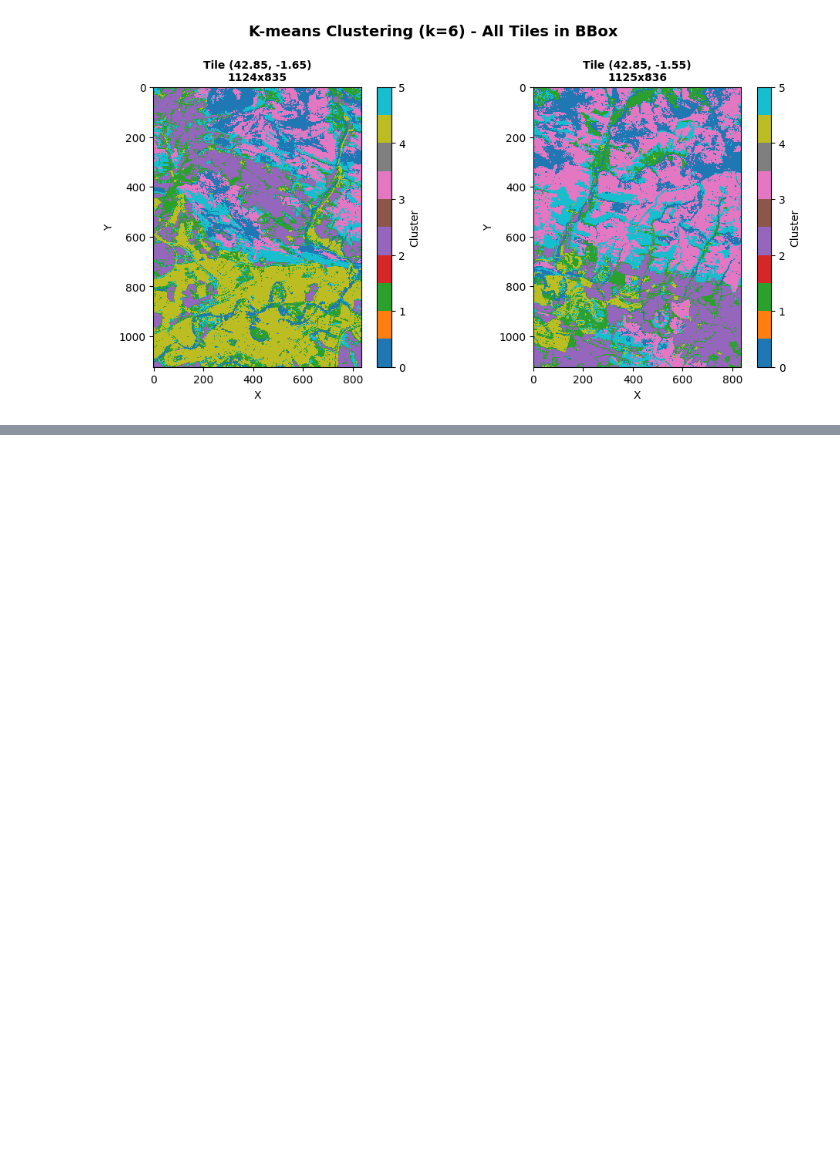
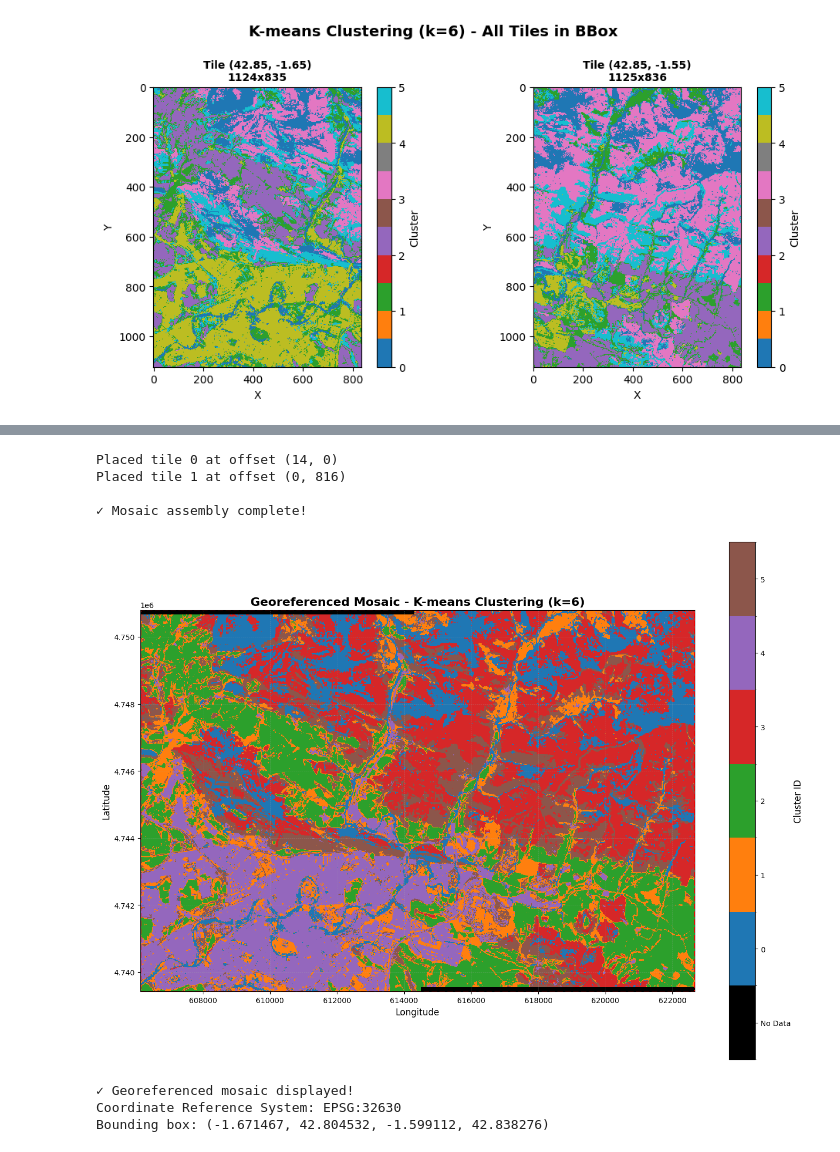
Before and after one commit to Yngvine/Spark-Kmeans-Scalability, a Jupyter notebook: geotessera_test.ipynb, the cells around one changed output, grey strips where cells are left out. Cells and saved outputs as stored; diff of their text form; code cells hidden in the pictures; blank space fills up the shorter version.

```diff
--- a/geotessera_test.ipynb
+++ b/geotessera_test.ipynb
@@ -266,0 +332,75 @@ Sampling 50000 points from 1,879,040 for visualization...
+# %%
+# Place each tile in the correct position in the mosaic
+for idx, tile in enumerate(tile_data):
+    cluster_map = tile['cluster_map'].astype(np.int32)
+    tile_transform = tile['transform']
+
+    # Calculate pixel offset in the mosaic
+    tile_min_x = tile_transform.c
+    tile_max_y = tile_transform.f
+
+    col_offset = int((tile_min_x - min_x) / pixel_size_x)
+    row_offset = int((max_y - tile_max_y) / pixel_size_y)
+
+    tile_height, tile_width = cluster_map.shape
+
+    # Place the tile in the mosaic
+    mosaic[row_offset:row_offset+tile_height, col_offset:col_offset+tile_width] = cluster_map
+
+    print(f"Placed tile {idx} at offset ({row_offset}, {col_offset})")
+
+print(f"\n✓ Mosaic assembly complete!")
+# %% [output]
+Placed tile 0 at offset (14, 0)
+Placed tile 1 at offset (0, 816)
+
+✓ Mosaic assembly complete!
+# %%
+# Create a custom colormap with black for no data
+# Use tab10 for the clusters, but set -1 to black
+cmap = plt.cm.tab10.copy()
+colors_list = [cmap(i) for i in range(n_clusters_bbox)]
+# Add black for no-data value (-1)
+colors_list.insert(0, (0, 0, 0, 1))  # Black with full opacity
+
+# Create custom colormap
+custom_cmap = mcolors.ListedColormap(colors_list)
+bounds = list(range(-1, n_clusters_bbox + 1))
+norm = mcolors.BoundaryNorm(bounds, custom_cmap.N)
+
+# Visualize the georeferenced mosaic
+fig, ax = plt.subplots(figsize=(14, 10))
+
+im = ax.imshow(mosaic, cmap=custom_cmap, norm=norm, interpolation='nearest',
+               extent=[min_x, max_x, min_y, max_y])
+
+ax.set_title(f'Georeferenced Mosaic - K-means Clustering (k={n_clusters_bbox})',
+             fontsize=16, fontweight='bold')
+ax.set_xlabel('Longitude', fontsize=12)
+ax.set_ylabel('Latitude', fontsize=12)
+
+# Create colorbar with proper labels
+cbar = plt.colorbar(im, ax=ax, ticks=np.arange(-0.5, n_clusters_bbox, 1))
+cbar.set_label('Cluster ID', fontsize=12)
+cbar.ax.set_yticklabels(['No Data'] + [str(i) for i in range(n_clusters_bbox)])
+
+# Add grid for reference
+ax.grid(True, alpha=0.3, linestyle='--', linewidth=0.5)
+
+# Add bounding box outline
+from matplotlib.patches import Rectangle
+rect = Rectangle((min_x, min_y), max_x - min_x, max_y - min_y,
+                 linewidth=2, edgecolor='red', facecolor='none', linestyle='--')
+ax.add_patch(rect)
+
+plt.tight_layout()
+plt.show()
+
+print(f"\n✓ Georeferenced mosaic displayed!")
+print(f"Coordinate Reference System: {tile_data[0]['crs']}")
+print(f"Bounding box: {bbox}")
+# %% [output]
+[figure, added]
+✓ Georeferenced mosaic displayed!
+Coordinate Reference System: EPSG:32630
+Bounding box: (-1.671467, 42.804532, -1.599112, 42.838276)
```
Also changed, not shown: parts of 3 cells of this notebook.
